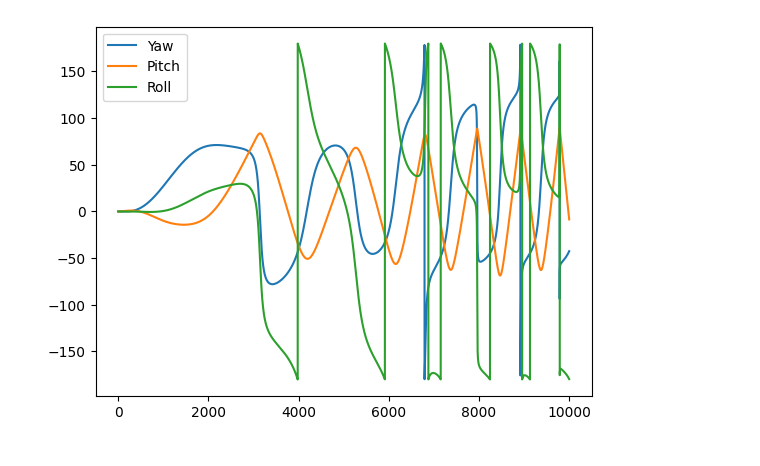
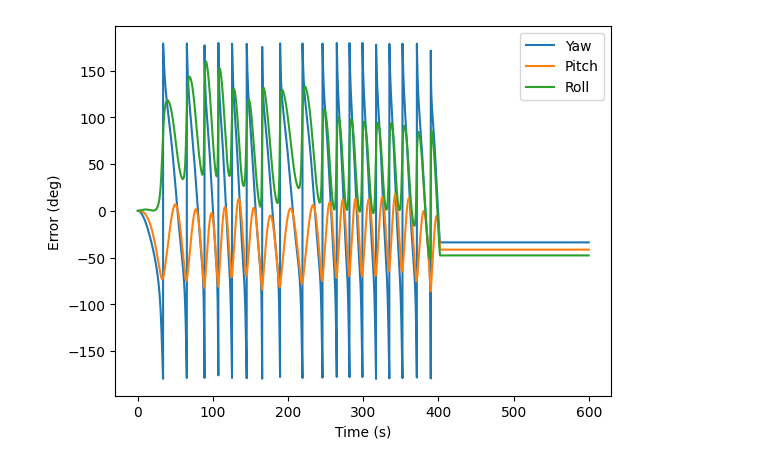
Before and after one commit to TimMagoun/usque, a Jupyter notebook: USQUE_python/data_explore.ipynb, the cells around one changed output. Drawn from its saved outputs; the diff is of its cells as text; code cells hidden in the pictures.

Commit message:
finalized error figs

```diff
--- a/USQUE_python/data_explore.ipynb
+++ b/USQUE_python/data_explore.ipynb
@@ -28,16 +31,20 @@ def gen_data() -> Tuple:
     for i in range(3):
         acc_fn = scipy.interpolate.interp1d(
             np.arange(num_acc_steps + 1),
-            np.random.randn(num_acc_steps + 1) * 1e-2,
+            np.random.randn(num_acc_steps + 1) * dt ** 2,
             kind="cubic",
         )
         gt_omega[:, i, 0] = cumulative_trapezoid(
             acc_fn(np.linspace(0, num_acc_steps, N)), dx=dt, initial=0, axis=0
         )
 
+    # Make omega zero for the first and last 20%
+    stationary_time = int(N * 0.33)
+    gt_omega[-stationary_time: ] = 0
+
     # Generate gt attitude
     gt_q = np.zeros((N, 4, 1))
-    gt_q[0, :, 0] = np.array([0, 0, 0, 1])
+    gt_q[0,3] = 1
     for i in range(1, N):
         gt_q[i] = prop_matrix(gt_omega[i]) @ gt_q[i - 1]
         # normalize
@@ -54,5 +61,5 @@ def gen_data() -> Tuple:
         noisy_acc[i] = acc_read(gt_q[i]) + np.random.randn(3, 1) * sig_acc
 
     return gt_q, gt_omega, gt_bias, noisy_omega, noisy_acc
-gt_q, gt_omega, gt_bias, noisy_omega, noisy_acc = gen_data()
+# gt_q, gt_omega, gt_bias, noisy_omega, noisy_acc = gen_data()
 # %%
@@ -74,4 +82,7 @@ def load_data(path):
     gt_bias = data["gt_bias"]
     noisy_omega = data["noisy_omega"]
     noisy_acc = data["noisy_acc"]
-    return gt_q, gt_omega, gt_bias, noisy_omega, noisy_acc
+    t = np.arange(gt_q.shape[0]) * data["dt"]
+    return t, gt_q, gt_omega, gt_bias, noisy_omega, noisy_acc
+
+t, gt_q, gt_omega, gt_bias, noisy_omega, noisy_acc = load_data(f"data/{grade.lower()}.npz")
@@ -95,18 +120,20 @@ plt.savefig('noisy_omega.png')
 # %%
 def plot_q(q: np.ndarray) -> None:
     assert q.shape[1] == 4
     q = q[:, :, 0]
     rot = R.from_quat(q)
     ypr = rot.as_euler("ZYX", degrees=True)
-    plt.plot(ypr[:, 0], label="Yaw")
-    plt.plot(ypr[:, 1], label="Pitch")
-    plt.plot(ypr[:, 2], label="Roll")
+    plt.plot(t, ypr[:, 0], label="Yaw")
+    plt.plot(t, ypr[:, 1], label="Pitch")
+    plt.plot(t, ypr[:, 2], label="Roll")
+    plt.xlabel("Time (s)")
+    plt.ylabel("Error (deg)")
     plt.legend()
     plt.show()
 
 plot_q(gt_q)
 # %% [output]
-[figure, old version]
+[figure, new version]
 # %%
 from usque import run_ukf, DEFAULT_TYPE
 from consts import n, N
```
Also changed, not shown: parts of 10 cells of this notebook, 8 other files.
